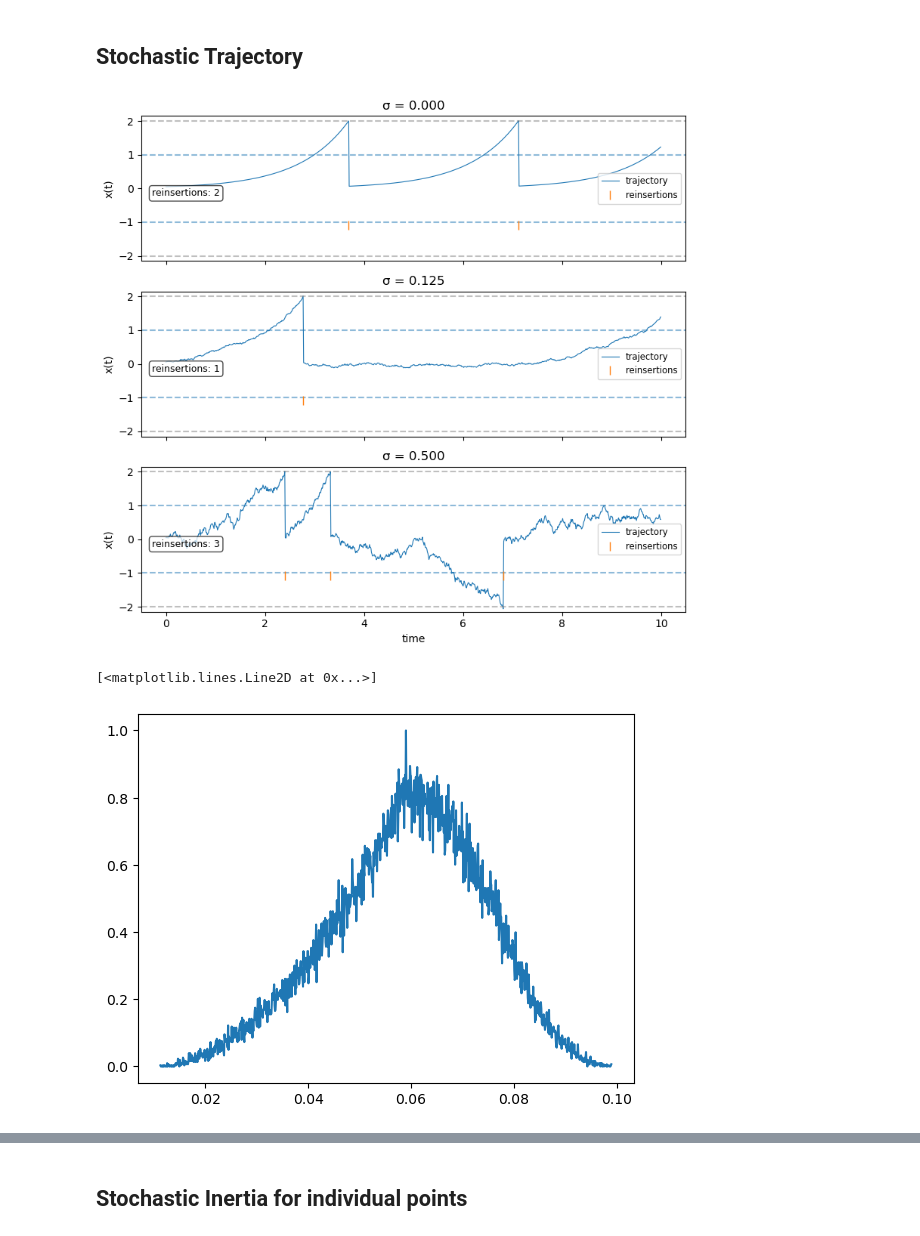
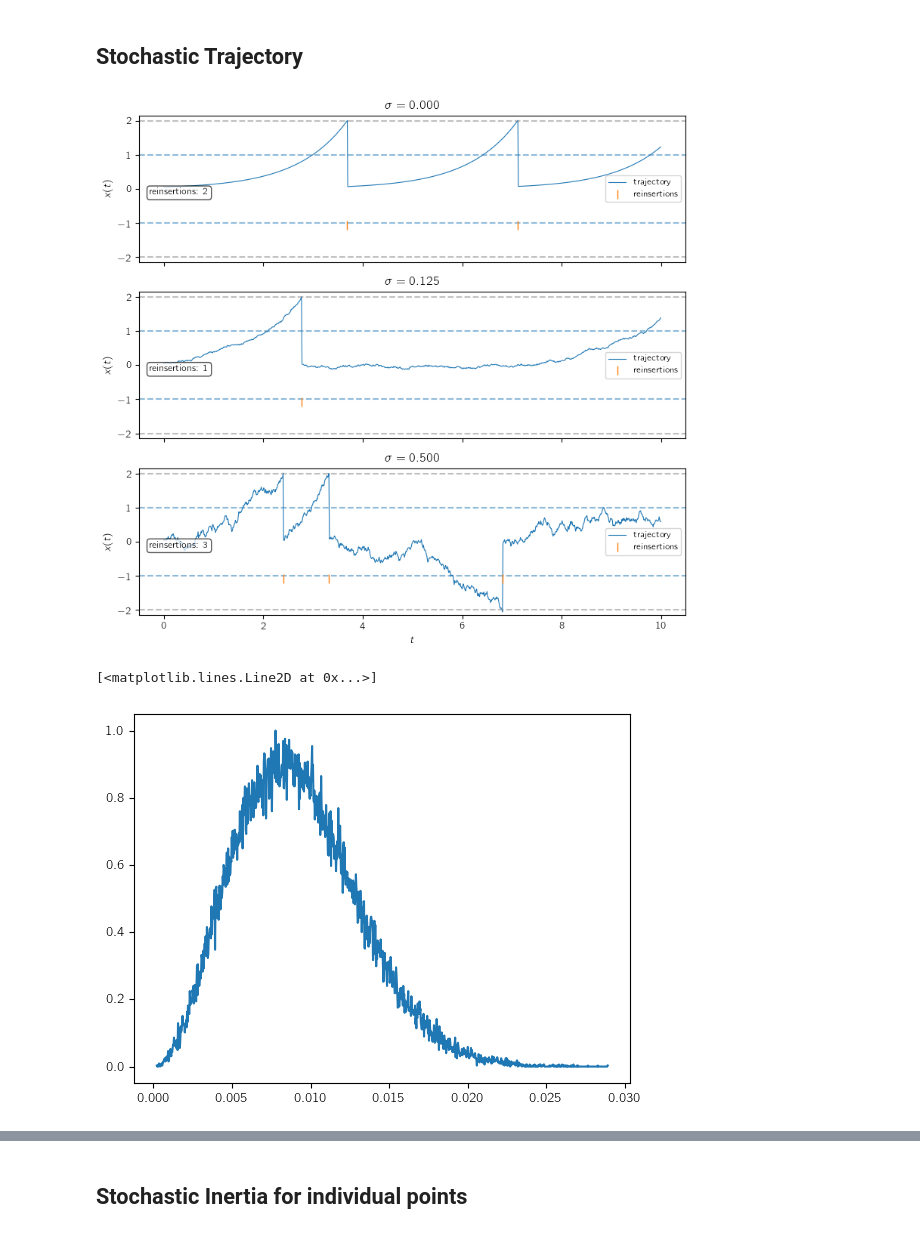
Before and after one commit to hschoeller/Stochastic_Intertia, a Jupyter notebook: code/code_deposit/Toy.ipynb, the cells around one changed output, grey strips where cells are left out. Cells and saved outputs as stored; diff of their text form; code cells hidden in the pictures.

```diff
--- a/code/code_deposit/Toy.ipynb
+++ b/code/code_deposit/Toy.ipynb
@@ -30,7 +30,10 @@ import cdv_utils
 import numpy as np
 from scipy import sparse
 import pickle
-
+plt.rcParams['text.usetex'] = True
+plt.rcParams['pgf.texsystem'] = "pdflatex"
+plt.rcParams['text.latex.preamble'] = (
+    r'\usepackage{amsmath,amsfonts,amssymb,cmbright,standalone}')
 
 importlib.reload(cdv_utils)
 # %% [output]
@@ -105,19 +109,19 @@ plot_multiple_sigmas(times, states[:, [0, 25, 100]],
                      sigma_arr[[0, 25, 100]],
                      n_cols=1, figsize=(8, 2.5), reset_times_per_path=reset_times_per_path)
 # %% [output]
-[figure, old version]
+[figure, new version]
 # %%
 bins, pdf = estimate_pdf_from_sampler(
-    uniform_radius_sampler_vectorized,
+    normal_radius_sampler_vectorized,
     rng,
     n_bins=1000,
-    sampler_kwargs={'low': 0.01, 'high': 0.1}
+    sampler_kwargs={'scale': 0.01}
 )
 plt.plot(bins, pdf)
 # plt.gca().set_xlim(0.05, 0.1)
 # %% [output]
 [<matplotlib.lines.Line2D at 0x...>]
-[figure, old version]
+[figure, new version]
 # %%
 bins, pdf = estimate_pdf_from_sampler(
     uniform_radius_sampler_vectorized,
```
Also changed, not shown: parts of 33 cells of this notebook, 1 other file.
